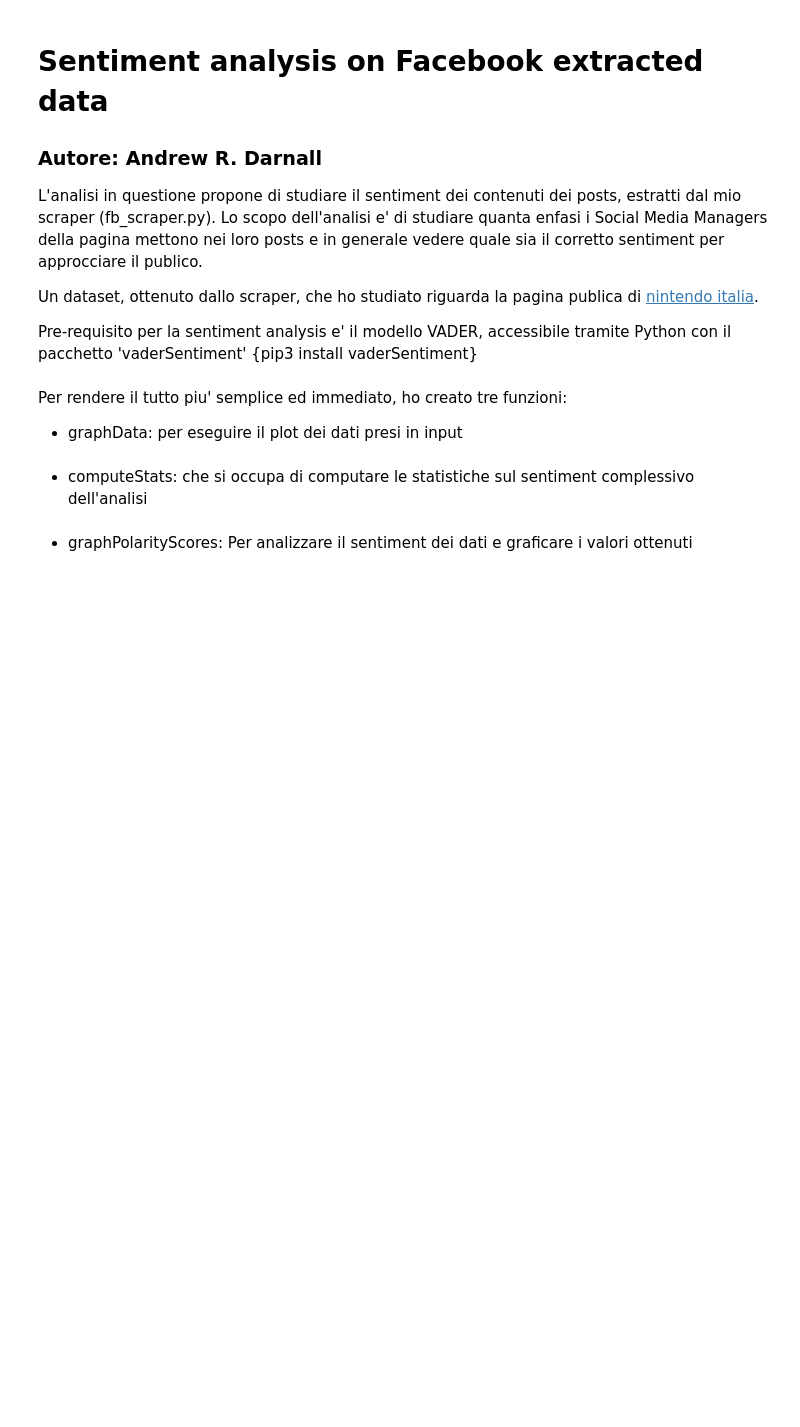
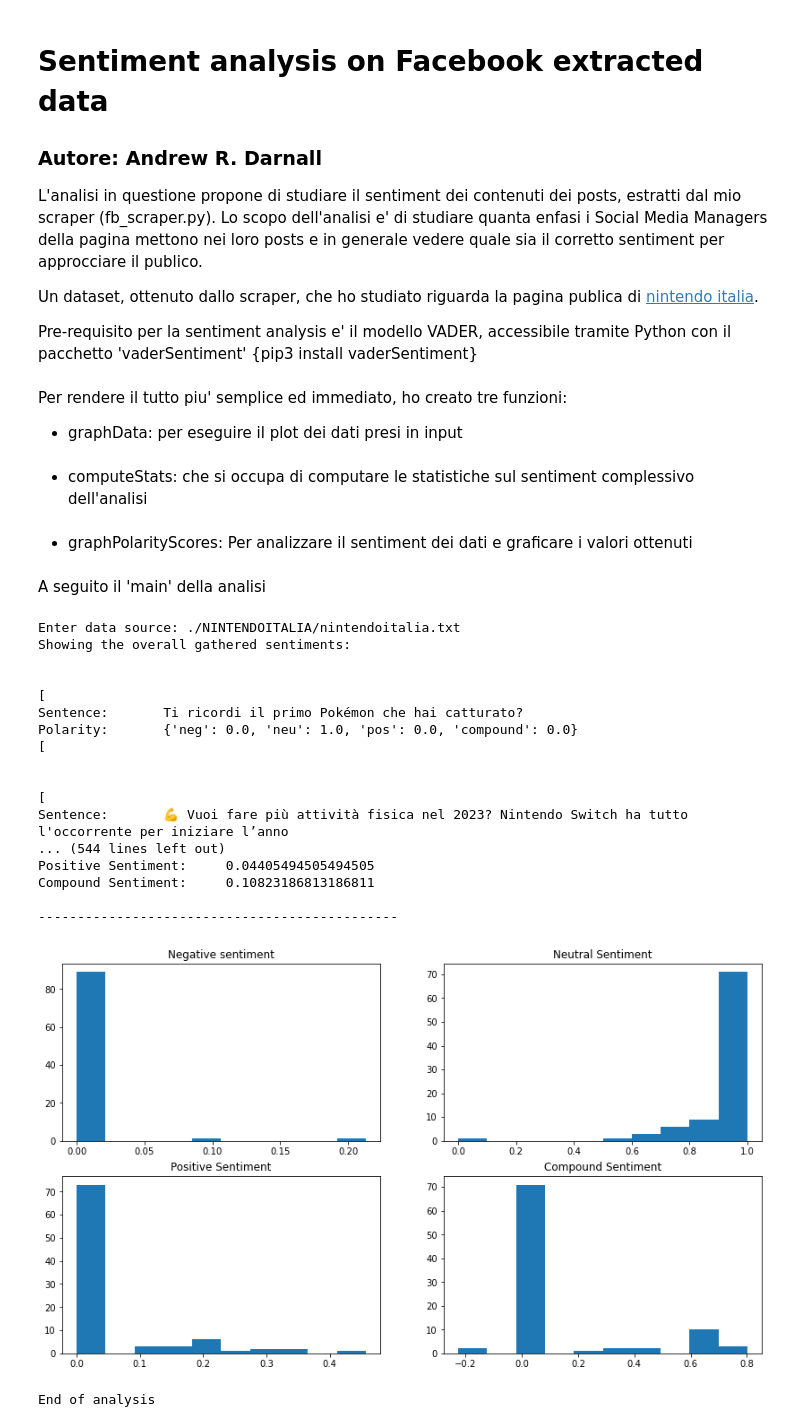
Before and after one commit to AndrewDarnall/META-Graph-API, a Jupyter notebook: Social_Media_APIs/Meta_Graph_API_tutorial/analisi.ipynb, the cells around one changed output. Saved outputs shown, nothing was run; the diff lists cells and outputs as text; code cells hidden in the pictures; blank space fills up the shorter version.

```diff
--- a/Social_Media_APIs/Meta_Graph_API_tutorial/analisi.ipynb
+++ b/Social_Media_APIs/Meta_Graph_API_tutorial/analisi.ipynb
@@ -79,6 +79,39 @@ def graphPolarityScores(polarityMap):
     stats['com'] = com
     computeStats(stats,l)
     graphData(neg, neu, pos, com, l)
+# %% [markdown]
+A seguito il 'main' della analisi
+# %%
+dataSource = input("Enter data source: ")
+data = open(dataSource,"r")
+sentimentMap = {}
+for line in data:
+    sentimentMap[line.strip()] = vader.polarity_scores(line.strip())
+print("Showing the overall gathered sentiments:\n\n")
+for sentence, polarity in sentimentMap.items():
+    print("[\nSentence:\t{}\nPolarity:\t{}\n[\n\n".format(sentence,polarity))
+graphPolarityScores(sentimentMap)
+print("End of analysis")
+# %% [output]
+Enter data source: ./NINTENDOITALIA/nintendoitalia.txt
+Showing the overall gathered sentiments:
+
+
+[
+Sentence:       Ti ricordi il primo Pokémon che hai catturato?
+Polarity:       {'neg': 0.0, 'neu': 1.0, 'pos': 0.0, 'compound': 0.0}
+[
+
+
+[
+Sentence:       💪 Vuoi fare più attività fisica nel 2023? Nintendo Switch ha tutto l'occorrente per iniziare l’anno
+... (544 lines left out)
+Positive Sentiment:     0.04405494505494505
+Compound Sentiment:     0.10823186813186811
+
+----------------------------------------------
+[figure, added]
+End of analysis
 # %% [markdown]
 Per quanto riguarda la specifica della fonte dei dati, potevo richiederla in input come argomento dello script (a 'compile' time), oppure richiederlo a run time.
 
```
Also changed, not shown: 2 other files.
